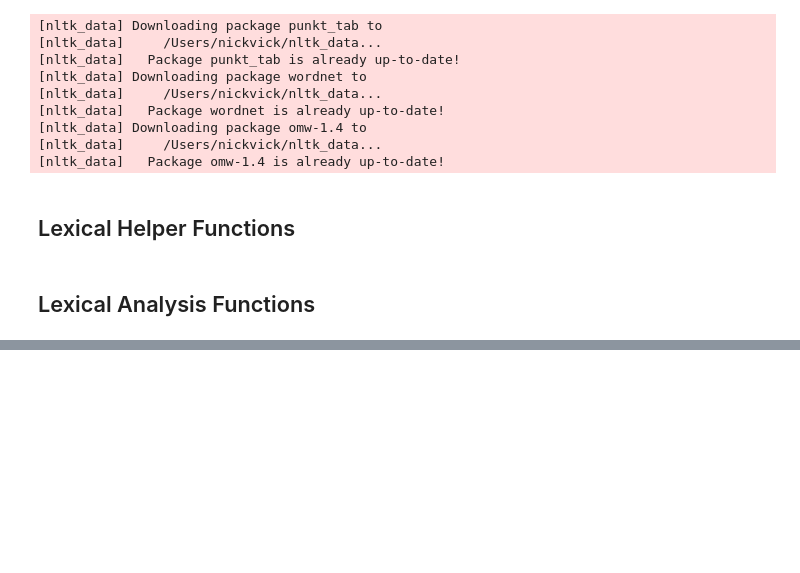
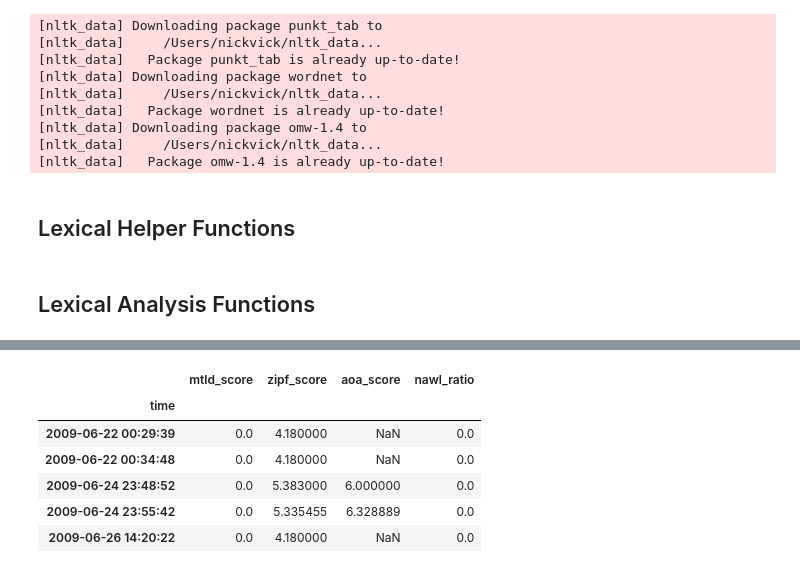
Before and after one commit to nickvick04/ORFE-Thesis, a Jupyter notebook: LexicalAnalysis.ipynb, the cells around one changed output, grey strips where cells are left out. Cells and saved outputs as stored; diff of their text form; code cells hidden in the pictures; blank space fills up the shorter version.

```diff
--- a/LexicalAnalysis.ipynb
+++ b/LexicalAnalysis.ipynb
@@ -172,0 +220,15 @@ def nawl_ratio(clean_tokens, nawl_list):
+# %%
+# aggregate metrics by month
+df.set_index('time', inplace=True)
+numeric_cols = ['mtld_score', 'zipf_score', 'aoa_score', 'nawl_ratio']
+monthly_metrics = df[numeric_cols].resample('ME').mean()
+
+df.head()
+# %% [output]
+|  | mtld_score | zipf_score | aoa_score | nawl_ratio |
+| time |  |  |  |  |
+| 2009-06-22 00:29:39 | 0.0 | 4.180000 | NaN | 0.0 |
+| 2009-06-22 00:34:48 | 0.0 | 4.180000 | NaN | 0.0 |
+| 2009-06-24 23:48:52 | 0.0 | 5.383000 | 6.000000 | 0.0 |
+| 2009-06-24 23:55:42 | 0.0 | 5.335455 | 6.328889 | 0.0 |
+| 2009-06-26 14:20:22 | 0.0 | 4.180000 | NaN | 0.0 |
```
Also changed, not shown: parts of 10 cells of this notebook.
